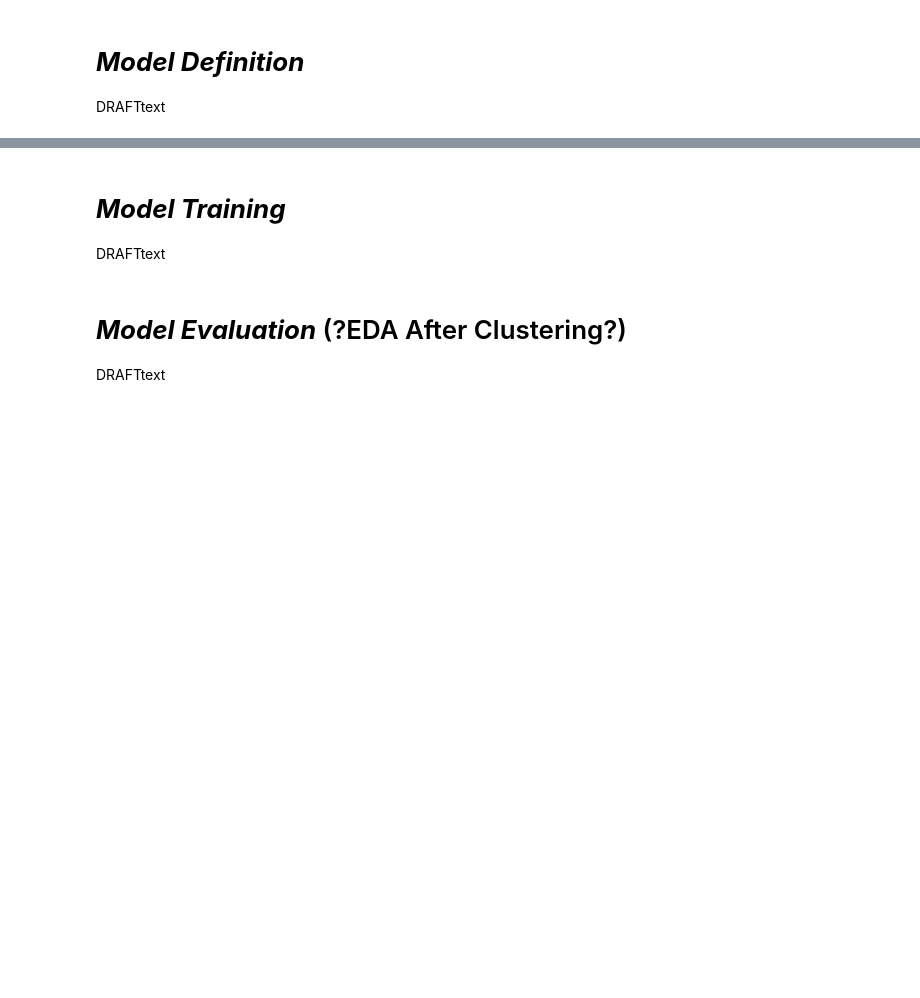
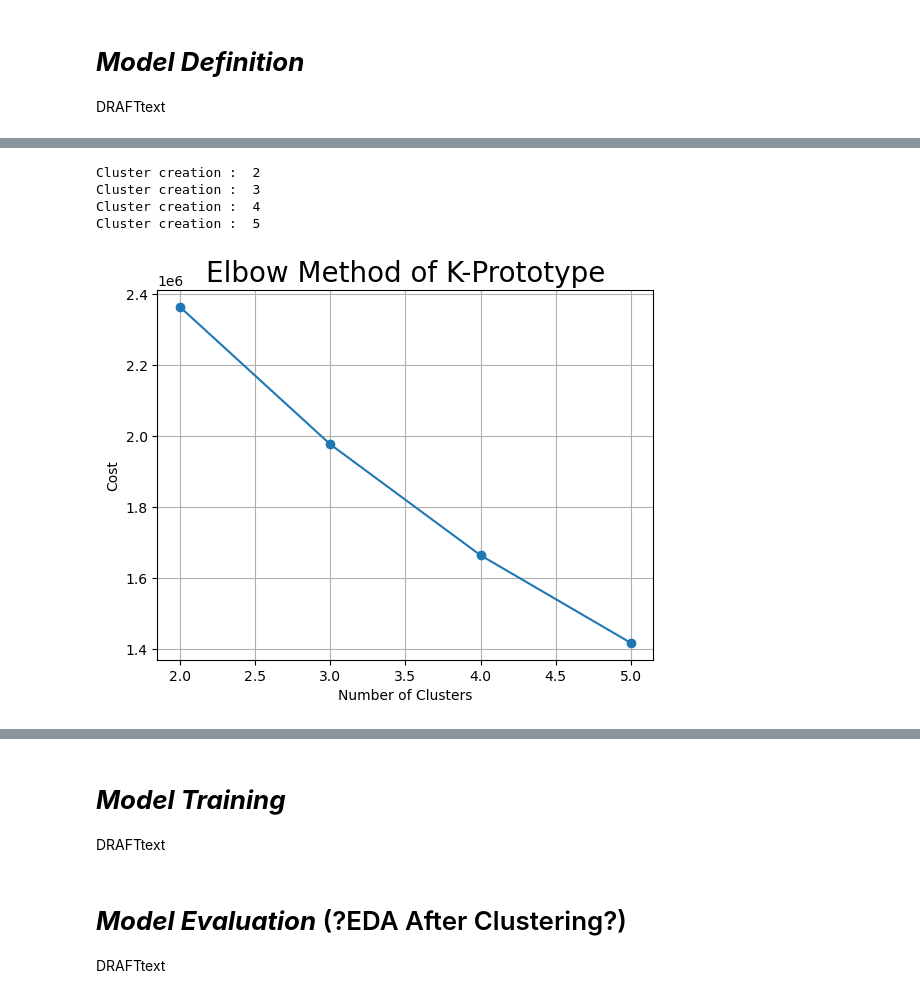
Before and after one commit to FTDS-assignment-bay/p2-final-project-3pecintaroni, a Jupyter notebook: Untitled2.ipynb, the cells around one changed output, grey strips where cells are left out. Drawn from its saved outputs; the diff is of its cells as text; code cells hidden in the pictures; blank space fills up the shorter version.

```diff
--- a/Untitled2.ipynb
+++ b/Untitled2.ipynb
@@ -402,17 +406,23 @@ from kmodes.kprototypes import KPrototypes
 from sklearn.metrics import silhouette_score
 # %%
 %%time
-max_clusters = 8
+max_clusters = 5
 cost = []
 for k in range(2, max_clusters+1):
   kproto = KPrototypes(n_clusters=k, init='Huang', random_state=42, n_jobs=-1)
   kproto.fit_predict(customers_df_final, categorical=index_cat_columns)
   cost.append(kproto.cost_)
   print('Cluster creation : ', k)
 
 plt.plot(range(2, max_clusters+1), cost, marker ="o")
 plt.grid()
 plt.title('Elbow Method of K-Prototype', fontsize = 20)
 plt.xlabel('Number of Clusters')
 plt.ylabel('Cost')
 plt.show()
+# %% [output]
+Cluster creation :  2
+Cluster creation :  3
+Cluster creation :  4
+Cluster creation :  5
+[figure, added]
```
Also changed, not shown: parts of 12 cells of this notebook.
